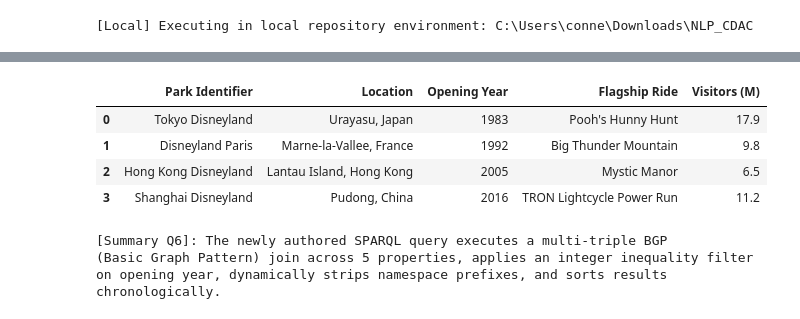
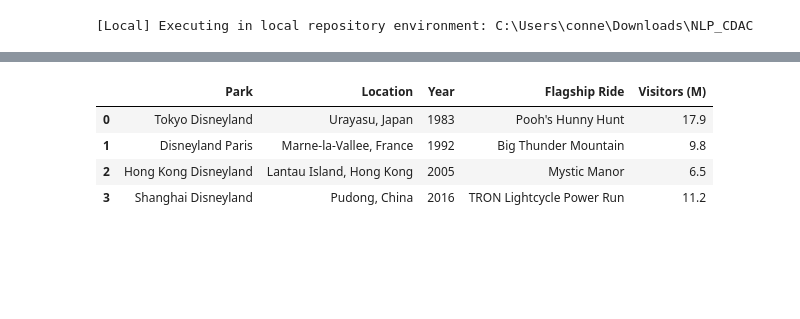
Before and after one commit to Abiads/NLP_CDAC, a Jupyter notebook: assignments/assignment-03/assignment_03.ipynb, the cells around one changed output, grey strips where cells are left out. Cells and saved outputs as stored; diff of their text form; code cells hidden in the pictures; blank space fills up the shorter version.

```diff
--- a/assignments/assignment-03/assignment_03.ipynb
+++ b/assignments/assignment-03/assignment_03.ipynb
@@ -549,38 +571,43 @@ COREFERENCE RESOLUTION FAILURES & KNOWLEDGE REQUIREMENTS (QUESTION 5)
 # %%
-from rdflib import Graph, Namespace, Literal, RDF, RDFS, XSD
+from rdflib import Graph, Namespace, Literal, RDF, XSD
 
-# Step 1: Initialize RDF Graph
+print("=" * 80)
+print("TASK 8: WINOGRAD SCHEMA PRONOUN RESOLUTION ANALYSIS")
+print("=" * 80)
+print("Example A: 'The trophy would not fit in the brown suitcase because it was too big.'")
+print("Example B: 'The trophy would not fit in the brown suitcase because it was too small.'")
+print("\nWhy Rule-Based Systems Fail: Both 'trophy' and 'suitcase' are singular neuter nouns.")
+print("Syntax, recency, and gender provide zero distinguishing information.")
+print("Required World Knowledge: Physical spatial containment mechanics:")
+print("  - An object cannot fit because the contained item is too large.")
+print("  - A container cannot enclose an object because the container is too small.")
+
+print("\n" + "=" * 80)
+print("TASK 9: SEMANTIC WEB RDF ONTOLOGY & NEW SPARQL QUERY")
+print("=" * 80)
+
 g = Graph()
 EX = Namespace("http://example.org/parks#")
 g.bind("ex", EX)
 
-# Step 2: Populate Disney Parks Knowledge Graph
-parks_data = [
+parks_info = [
     ("Disneyland_California", "Anaheim, USA", 1955, "Space Mountain", 18.7),
-    ("Magic_Kingdom", "Orlando, USA", 1971, "Space Mountain", 20.9),
     ("Tokyo_Disneyland", "Urayasu, Japan", 1983, "Pooh's Hunny Hunt", 17.9),
     ("Disneyland_Paris", "Marne-la-Vallee, France", 1992, "Big Thunder Mountain", 9.8),
     ("Hong_Kong_Disneyland", "Lantau Island, Hong Kong", 2005, "Mystic Manor", 6.5),
     ("Shanghai_Disneyland", "Pudong, China", 2016, "TRON Lightcycle Power Run", 11.2)
 ]
 
-for park_id, location, year, flagship_ride, visitors in parks_data:
-    p_uri = EX[park_id]
-    g.add((p_uri, RDF.type, EX.DisneyPark))
-    g.add((p_uri, EX.locatedIn, Literal(location, datatype=XSD.string)))
-    g.add((p_uri, EX.openedIn, Literal(year, datatype=XSD.integer)))
-    g.add((p_uri, EX.flagshipAttraction, Literal(flagship_ride, datatype=XSD.string)))
-    g.add((p_uri, EX.annualVisitorsMillions, Literal(visitors, datatype=XSD.float)))
+for p_id, loc, yr, ride, vis in parks_info:
+    uri = EX[p_id]
+    g.add((uri, RDF.type, EX.DisneyPark))
+    g.add((uri, EX.locatedIn, Literal(loc, datatype=XSD.string)))
+    g.add((uri, EX.openedIn, Literal(yr, datatype=XSD.integer)))
+    g.add((uri, EX.flagshipAttraction, Literal(ride, datatype=XSD.string)))
+    g.add((uri, EX.annualVisitorsMillions, Literal(vis, datatype=XSD.float)))
 
-print(f"Populated Knowledge Graph with {len(g)} RDF triples.")
-
-# Step 3: Formulate New Advanced SPARQL Query Pattern
-# Query: Find all Disney Parks opened after 1980, returning their location,
-# flagship attraction, and annual attendance, ordered by opening year chronologically.
-new_sparql_query = """
+sparql_query = """
 PREFIX ex: <http://example.org/parks#>
-PREFIX xsd: <http://www.w3.org/2001/XMLSchema#>
-
 SELECT ?parkName ?location ?openingYear ?attraction ?visitors
 WHERE {
     ?park a ex:DisneyPark ;
@@ -594,29 +621,16 @@ WHERE {
 ORDER BY ASC(?openingYear)
 """
 
-print("=" * 75)
-print("NEW SPARQL QUERY PATTERN (QUESTION 6)")
-print("=" * 75)
-print("SPARQL Query String:\n" + new_sparql_query.strip())
-
-# Step 4: Execute Query and Render Results Table
-query_results = g.query(new_sparql_query)
-
-sparql_rows = []
-for row in query_results:
-    sparql_rows.append({
-        "Park Identifier": str(row.parkName).replace("_", " "),
+res_rows = []
+for row in g.query(sparql_query):
+    res_rows.append({
+        "Park": str(row.parkName).replace("_", " "),
         "Location": str(row.location),
-        "Opening Year": int(row.openingYear),
+        "Year": int(row.openingYear),
         "Flagship Ride": str(row.attraction),
         "Visitors (M)": float(row.visitors)
     })
 
-df_sparql = pd.DataFrame(sparql_rows)
-print("\nSPARQL Execution Results (Parks opened after 1980):")
-display(df_sparql)
-
-print("\n[Summary Q6]: The newly authored SPARQL query executes a multi-triple BGP")
-print("(Basic Graph Pattern) join across 5 properties, applies an integer inequality filter")
-print("on opening year, dynamically strips namespace prefixes, and sorts results chronologically.")
+print("SPARQL Multi-Join Results (Parks opened after 1980):")
+display(pd.DataFrame(res_rows))
 # %% [output]
@@ -640,8 +653,5 @@ SPARQL Execution Results (Parks opened after 1980):
-|  | Park Identifier | Location | Opening Year | Flagship Ride | Visitors (M) |
+|  | Park | Location | Year | Flagship Ride | Visitors (M) |
 | 0 | Tokyo Disneyland | Urayasu, Japan | 1983 | Pooh's Hunny Hunt | 17.9 |
 | 1 | Disneyland Paris | Marne-la-Vallee, France | 1992 | Big Thunder Mountain | 9.8 |
 | 2 | Hong Kong Disneyland | Lantau Island, Hong Kong | 2005 | Mystic Manor | 6.5 |
 | 3 | Shanghai Disneyland | Pudong, China | 2016 | TRON Lightcycle Power Run | 11.2 |
-[Summary Q6]: The newly authored SPARQL query executes a multi-triple BGP
-(Basic Graph Pattern) join across 5 properties, applies an integer inequality filter
-on opening year, dynamically strips namespace prefixes, and sorts results chronologically.
```
Also changed, not shown: parts of 27 cells of this notebook, 16 other files.
